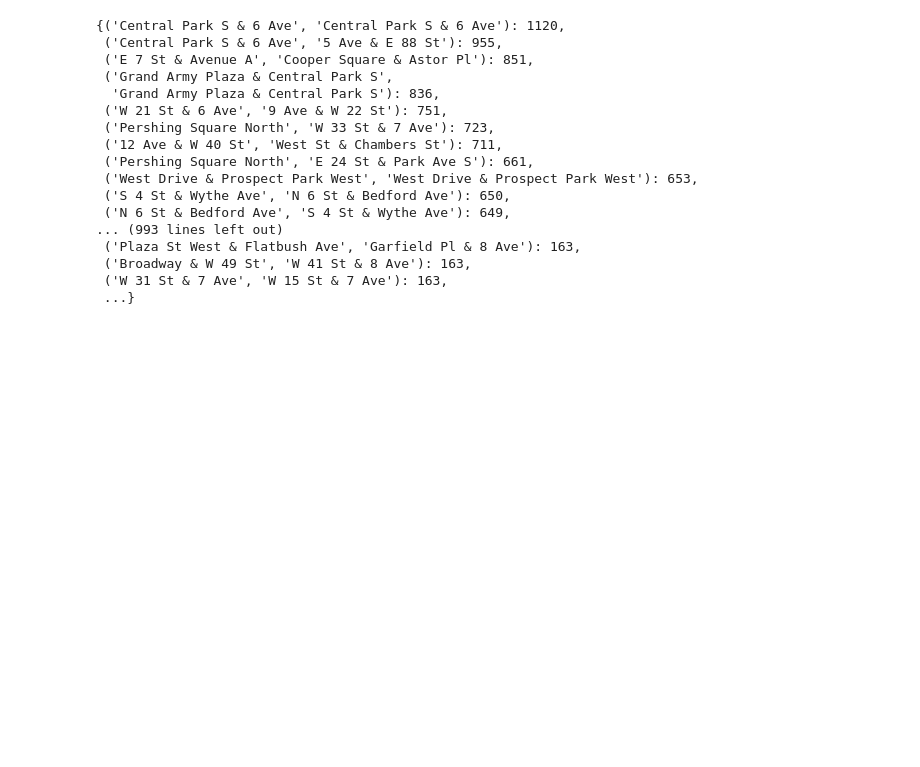
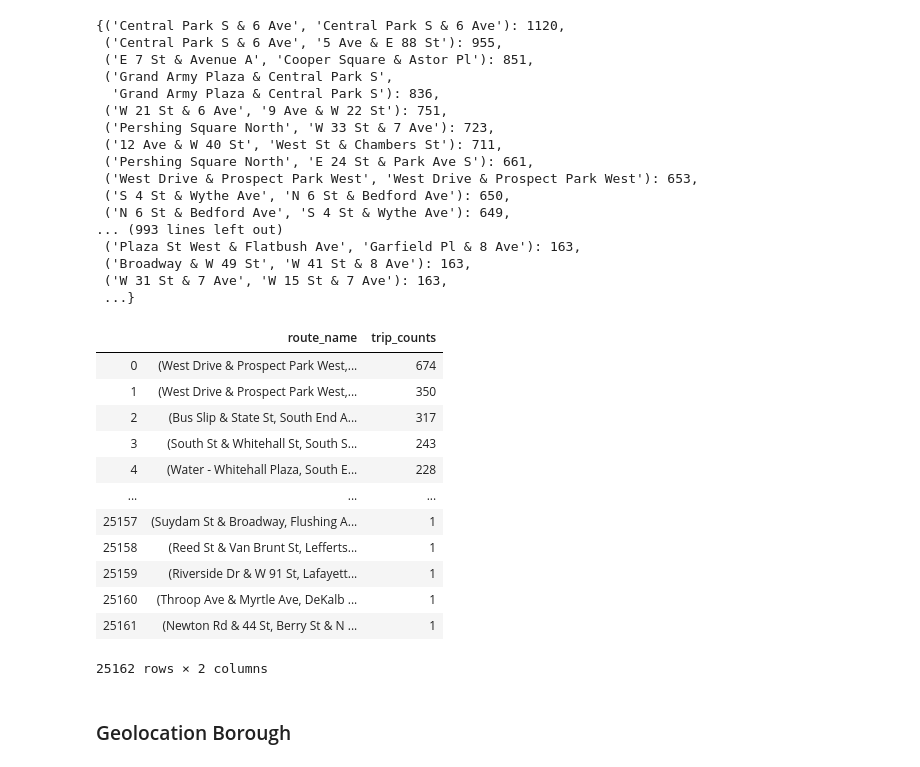
Before and after one commit to zhangym1256/Citi-Bike-Capstone, a Jupyter notebook: Hanbo/RandomAttempt.ipynb, the cells around one changed output. Cells and saved outputs as stored; diff of their text form; code cells hidden in the pictures; blank space fills up the shorter version.

```diff
--- a/Hanbo/RandomAttempt.ipynb
+++ b/Hanbo/RandomAttempt.ipynb
@@ -184,3 +186,5 @@ routename_dict
  ('Broadway & W 49 St', 'W 41 St & 8 Ave'): 163,
  ('W 31 St & 7 Ave', 'W 15 St & 7 Ave'): 163,
  ...}
+# %%
+train = pd.read_csv('./CitiBikeData/train.csv', index_col = 0)
@@ -186,0 +193,8 @@ routename_dict
+# %%
+cluster0_station = pd.read_csv('./CitiBikeData/cluster0_list.csv')
+cluster0_station = cluster0_station[['start_station_name']]
+# %%
+df_temp = train.merge(cluster0_station, how = 'inner', on = 'start_station_name')
+df_temp = df_temp[['start_station_ID','start_station_name','start_station_latitude','start_station_longitude',
+                   'end_station_ID','end_station_name','end_station_latitude',
+                   'end_station_longitude','trip_duration']]
@@ -186,0 +213,21 @@ routename_dict
+# %%
+df_temp['route_name'] = list(zip(df_temp.start_station_name, df_temp.end_station_name))
+routename_dict = df_temp.route_name.value_counts().to_dict()
+# %%
+pd.DataFrame({'route_name': list(routename_dict.keys()), 'trip_counts': list(routename_dict.values())})
+# %% [output]
+|  | route_name | trip_counts |
+| 0 | (West Drive & Prospect Park West,... | 674 |
+| 1 | (West Drive & Prospect Park West,... | 350 |
+| 2 | (Bus Slip & State St, South End A... | 317 |
+| 3 | (South St & Whitehall St, South S... | 243 |
+| 4 | (Water - Whitehall Plaza, South E... | 228 |
+| ... | ... | ... |
+| 25157 | (Suydam St & Broadway, Flushing A... | 1 |
+| 25158 | (Reed St & Van Brunt St, Lefferts... | 1 |
+| 25159 | (Riverside Dr & W 91 St, Lafayett... | 1 |
+| 25160 | (Throop Ave & Myrtle Ave, DeKalb ... | 1 |
+| 25161 | (Newton Rd & 44 St, Berry St & N ... | 1 |
+25162 rows × 2 columns
+# %% [markdown]
+### Geolocation Borough
```
Also changed, not shown: parts of 38 cells of this notebook, 5 other files.
